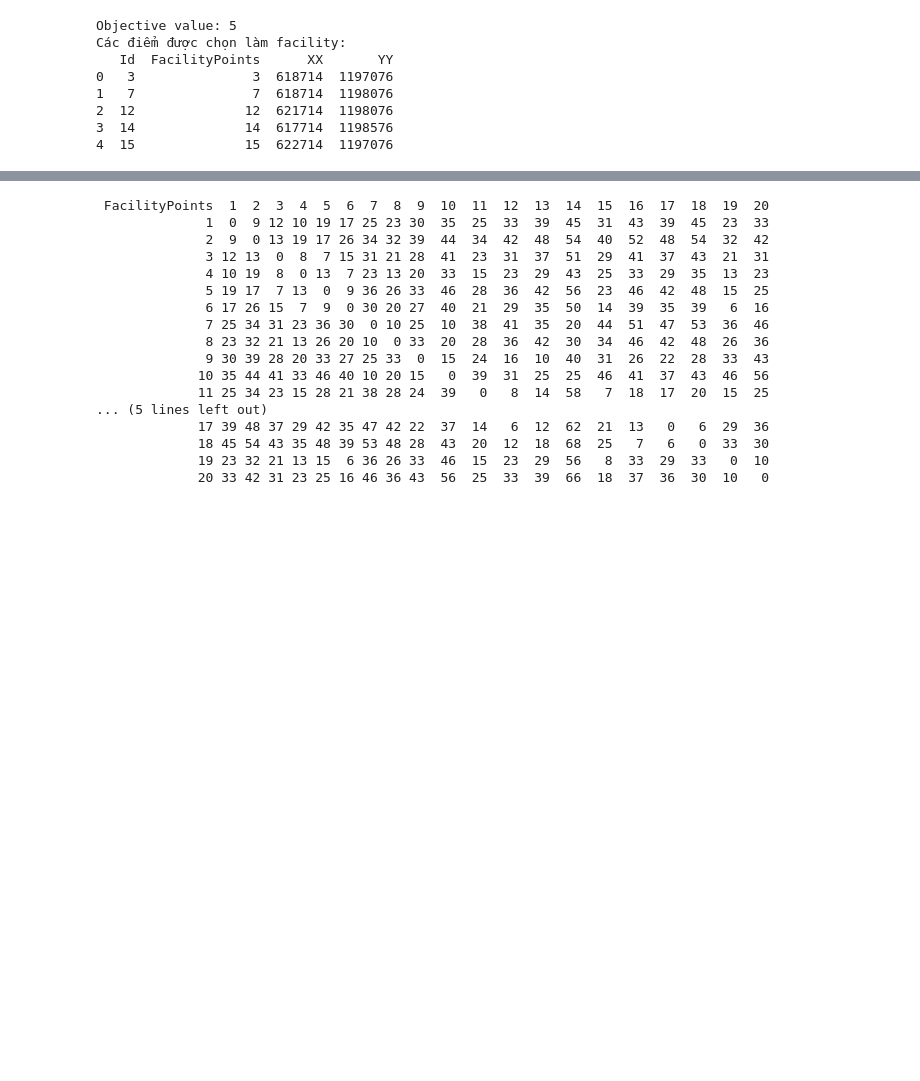
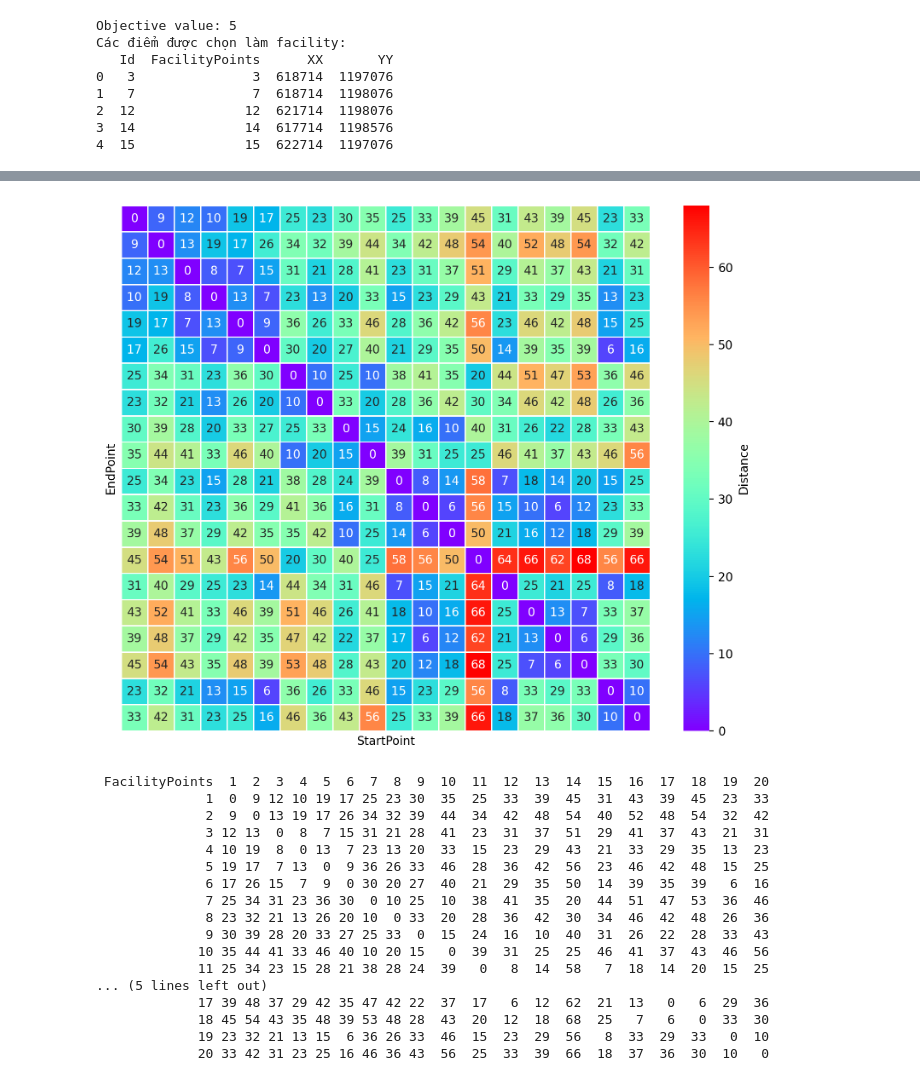
Before and after one commit to nguyetan/python-rescue-station, a Jupyter notebook: scripts/test_demo/testLSCP.ipynb, the cells around one changed output, grey strips where cells are left out. Drawn from its saved outputs; the diff is of its cells as text; code cells hidden in the pictures; blank space fills up the shorter version.

```diff
--- a/scripts/test_demo/testLSCP.ipynb
+++ b/scripts/test_demo/testLSCP.ipynb
@@ -218,3 +253,27 @@ Các điểm được chọn làm facility:
+# %%
+import matplotlib.pyplot as plt
+import seaborn as sns
+import pandas as pd
+
+# Tạo bảng pivot từ dataframe
+pivot_table = network_distance.pivot_table(values='Distance', index='EndPoint', columns='StartPoint')
+
+# Thay thế các giá trị NaN = 0
+cost_matrix = pivot_table.fillna(0).astype(int)
+
+plt.figure(figsize=(10, 8))
+
+# Vẽ heatmap
+sns.heatmap(cost_matrix, annot=True, fmt="d", cmap=sns.color_palette("rainbow", as_cmap=True), cbar_kws={'label': 'Distance'},
+            square=False, linewidths=0.5, linecolor='white')
+
+# Ẩn các axis và chỉ mục mặc định
+plt.xticks([])
+plt.yticks([])
+
+plt.show()
+# %% [output]
+[figure, added]
 # %%
 # Đổi tên cột index thành 'FacilityPoints' và reset index
 cost_matrix.index.name = 'FacilityPoints'
@@ -227,16 +286,16 @@ print(cost_matrix.to_string(index=False))
               1  0  9 12 10 19 17 25 23 30  35  25  33  39  45  31  43  39  45  23  33
               2  9  0 13 19 17 26 34 32 39  44  34  42  48  54  40  52  48  54  32  42
               3 12 13  0  8  7 15 31 21 28  41  23  31  37  51  29  41  37  43  21  31
-              4 10 19  8  0 13  7 23 13 20  33  15  23  29  43  25  33  29  35  13  23
+              4 10 19  8  0 13  7 23 13 20  33  15  23  29  43  21  33  29  35  13  23
               5 19 17  7 13  0  9 36 26 33  46  28  36  42  56  23  46  42  48  15  25
               6 17 26 15  7  9  0 30 20 27  40  21  29  35  50  14  39  35  39   6  16
               7 25 34 31 23 36 30  0 10 25  10  38  41  35  20  44  51  47  53  36  46
               8 23 32 21 13 26 20 10  0 33  20  28  36  42  30  34  46  42  48  26  36
               9 30 39 28 20 33 27 25 33  0  15  24  16  10  40  31  26  22  28  33  43
              10 35 44 41 33 46 40 10 20 15   0  39  31  25  25  46  41  37  43  46  56
-             11 25 34 23 15 28 21 38 28 24  39   0   8  14  58   7  18  17  20  15  25
+             11 25 34 23 15 28 21 38 28 24  39   0   8  14  58   7  18  14  20  15  25
 ... (5 lines left out)
-             17 39 48 37 29 42 35 47 42 22  37  14   6  12  62  21  13   0   6  29  36
+             17 39 48 37 29 42 35 47 42 22  37  17   6  12  62  21  13   0   6  29  36
              18 45 54 43 35 48 39 53 48 28  43  20  12  18  68  25   7   6   0  33  30
              19 23 32 21 13 15  6 36 26 33  46  15  23  29  56   8  33  29  33   0  10
              20 33 42 31 23 25 16 46 36 43  56  25  33  39  66  18  37  36  30  10   0
```
Also changed, not shown: parts of 6 cells of this notebook, 19 other files.
